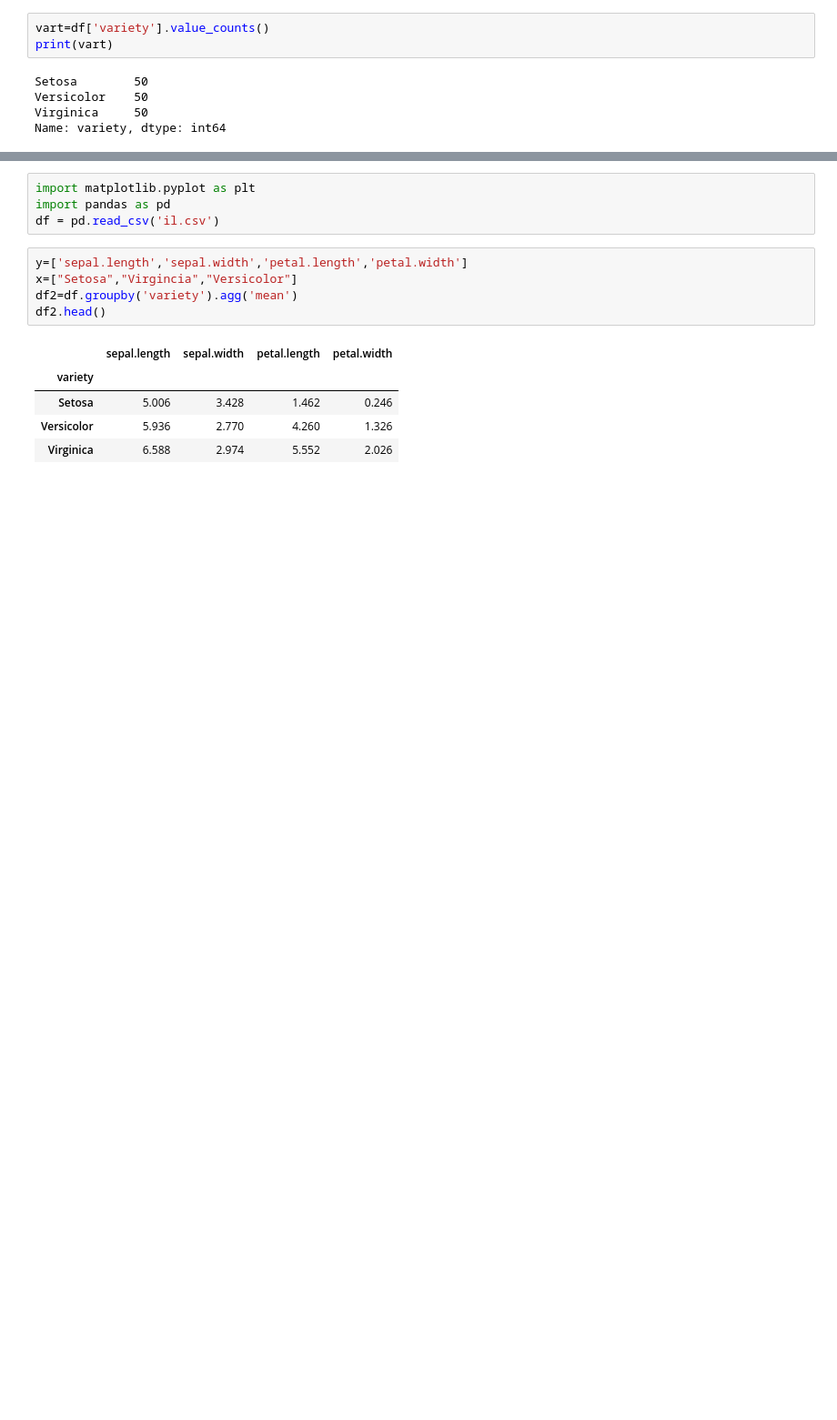
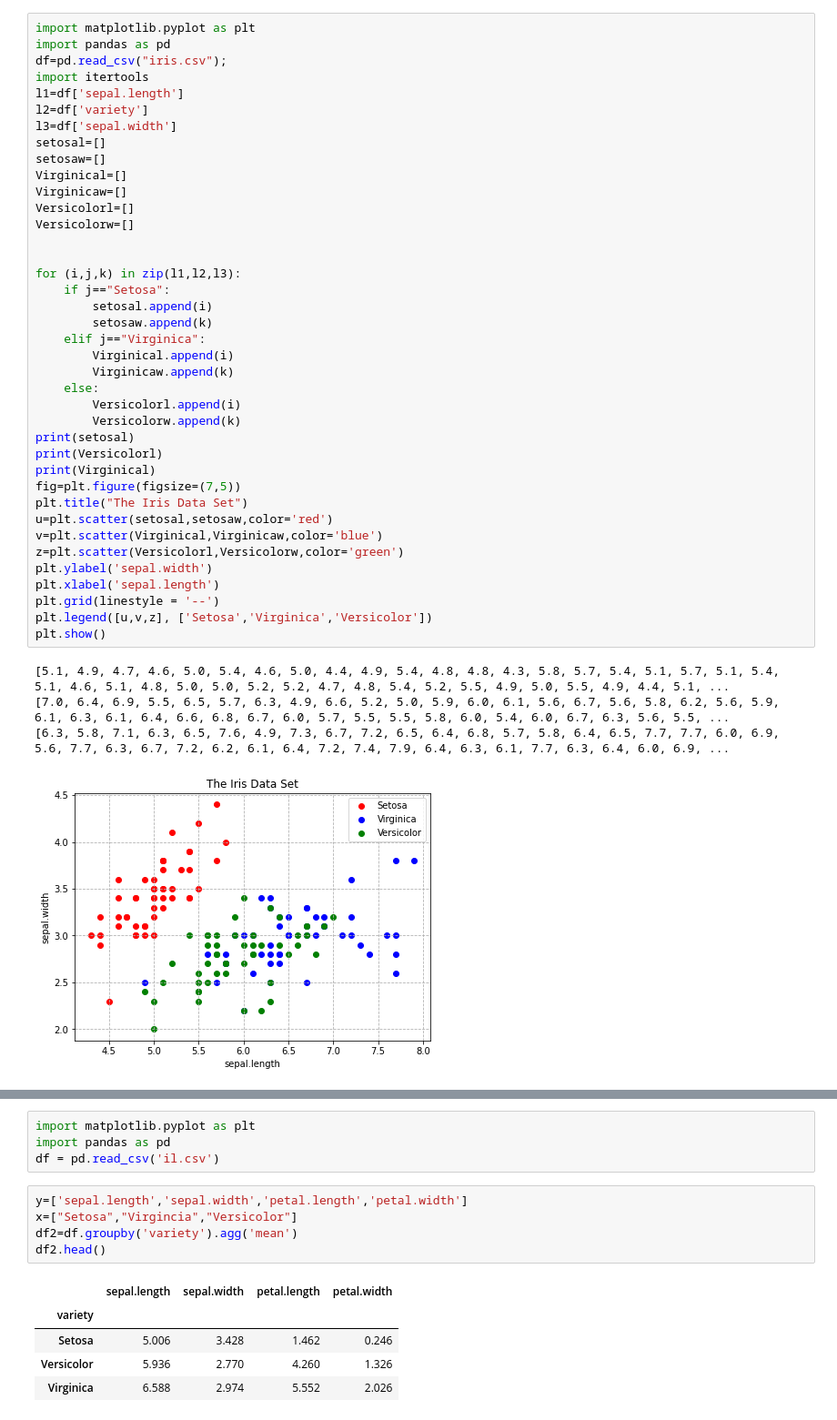
Before and after one commit to B191186/codemarka, a Jupyter notebook: Untitled4.ipynb, the cells around one changed output, grey strips where cells are left out. Shown: that part at 91% size. Drawn from its saved outputs; the diff is of its cells as text; blank space fills up the shorter version.

```diff
--- a/Untitled4.ipynb
+++ b/Untitled4.ipynb
@@ -1,10 +1,46 @@
 # %% [markdown]
 <a href="https://colab.research.google.com/github/B191186/codemarka/blob/master/Untitled4.ipynb" target="_parent"><img src="https://colab.research.google.com/assets/colab-badge.svg" alt="Open In Colab"/></a>
-# %%
-vart=df['variety'].value_counts()
-print(vart)
-# %% [output]
-Setosa        50
-Versicolor    50
-Virginica     50
-Name: variety, dtype: int64
+# %%
+import matplotlib.pyplot as plt
+import pandas as pd
+df=pd.read_csv("iris.csv");
+import itertools
+l1=df['sepal.length']
+l2=df['variety']
+l3=df['sepal.width']
+setosal=[]
+setosaw=[]
+Virginical=[]
+Virginicaw=[]
+Versicolorl=[]
+Versicolorw=[]
+
+
+for (i,j,k) in zip(l1,l2,l3):
+    if j=="Setosa":
+        setosal.append(i)
+        setosaw.append(k)
+    elif j=="Virginica":
+        Virginical.append(i)
+        Virginicaw.append(k)
+    else:
+        Versicolorl.append(i)
+        Versicolorw.append(k)
+print(setosal)
+print(Versicolorl)
+print(Virginical)
+fig=plt.figure(figsize=(7,5))
+plt.title("The Iris Data Set")
+u=plt.scatter(setosal,setosaw,color='red')
+v=plt.scatter(Virginical,Virginicaw,color='blue')
+z=plt.scatter(Versicolorl,Versicolorw,color='green')
+plt.ylabel('sepal.width')
+plt.xlabel('sepal.length')
+plt.grid(linestyle = '--')
+plt.legend([u,v,z], ['Setosa','Virginica','Versicolor'])
+plt.show()
+# %% [output]
+[5.1, 4.9, 4.7, 4.6, 5.0, 5.4, 4.6, 5.0, 4.4, 4.9, 5.4, 4.8, 4.8, 4.3, 5.8, 5.7, 5.4, 5.1, 5.7, 5.1, 5.4, 5.1, 4.6, 5.1, 4.8, 5.0, 5.0, 5.2, 5.2, 4.7, 4.8, 5.4, 5.2, 5.5, 4.9, 5.0, 5.5, 4.9, 4.4, 5.1, ...
+[7.0, 6.4, 6.9, 5.5, 6.5, 5.7, 6.3, 4.9, 6.6, 5.2, 5.0, 5.9, 6.0, 6.1, 5.6, 6.7, 5.6, 5.8, 6.2, 5.6, 5.9, 6.1, 6.3, 6.1, 6.4, 6.6, 6.8, 6.7, 6.0, 5.7, 5.5, 5.5, 5.8, 6.0, 5.4, 6.0, 6.7, 6.3, 5.6, 5.5, ...
+[6.3, 5.8, 7.1, 6.3, 6.5, 7.6, 4.9, 7.3, 6.7, 7.2, 6.5, 6.4, 6.8, 5.7, 5.8, 6.4, 6.5, 7.7, 7.7, 6.0, 6.9, 5.6, 7.7, 6.3, 6.7, 7.2, 6.2, 6.1, 6.4, 7.2, 7.4, 7.9, 6.4, 6.3, 6.1, 7.7, 6.3, 6.4, 6.0, 6.9, ...
+[figure, added]
```
Also changed, not shown: parts of 3 cells of this notebook.
